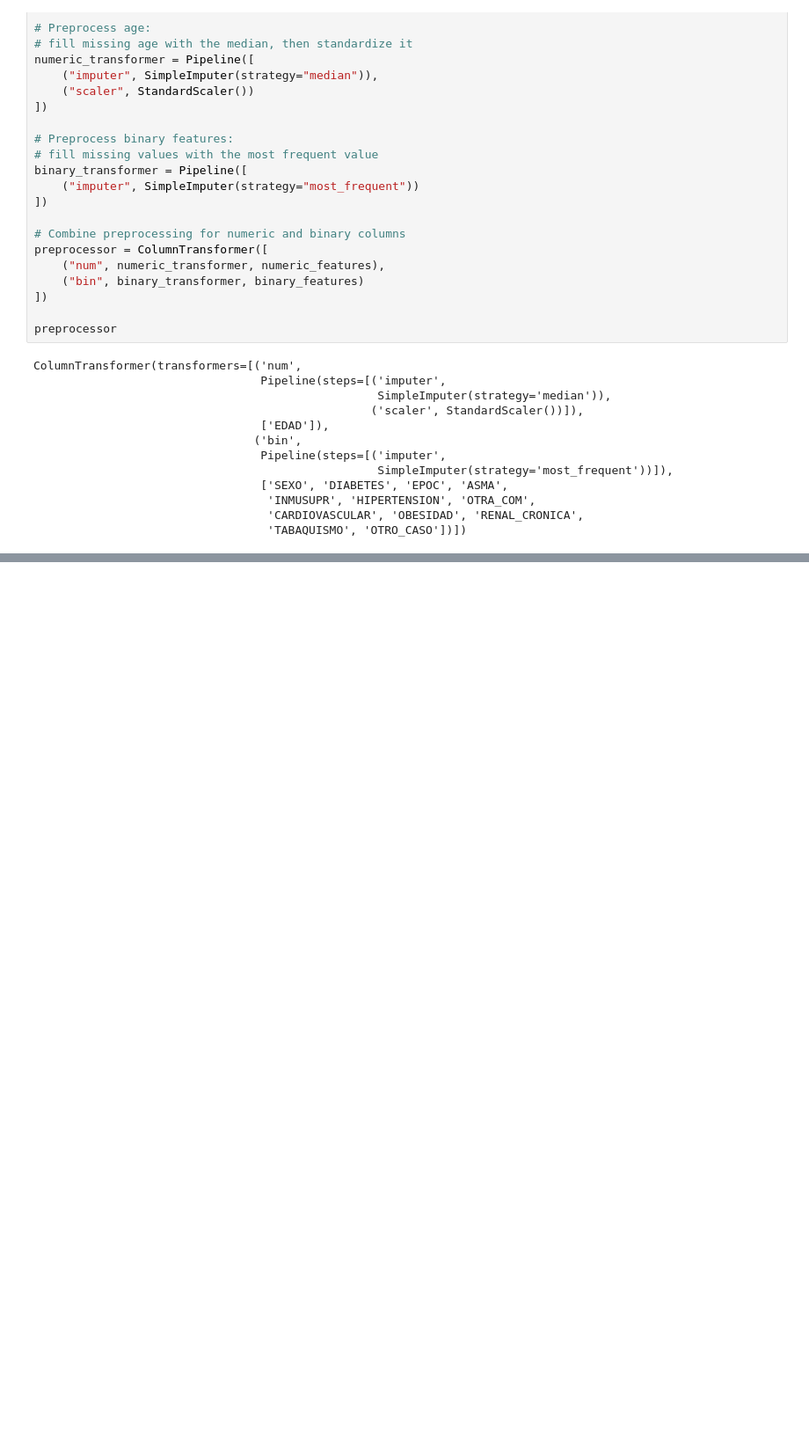
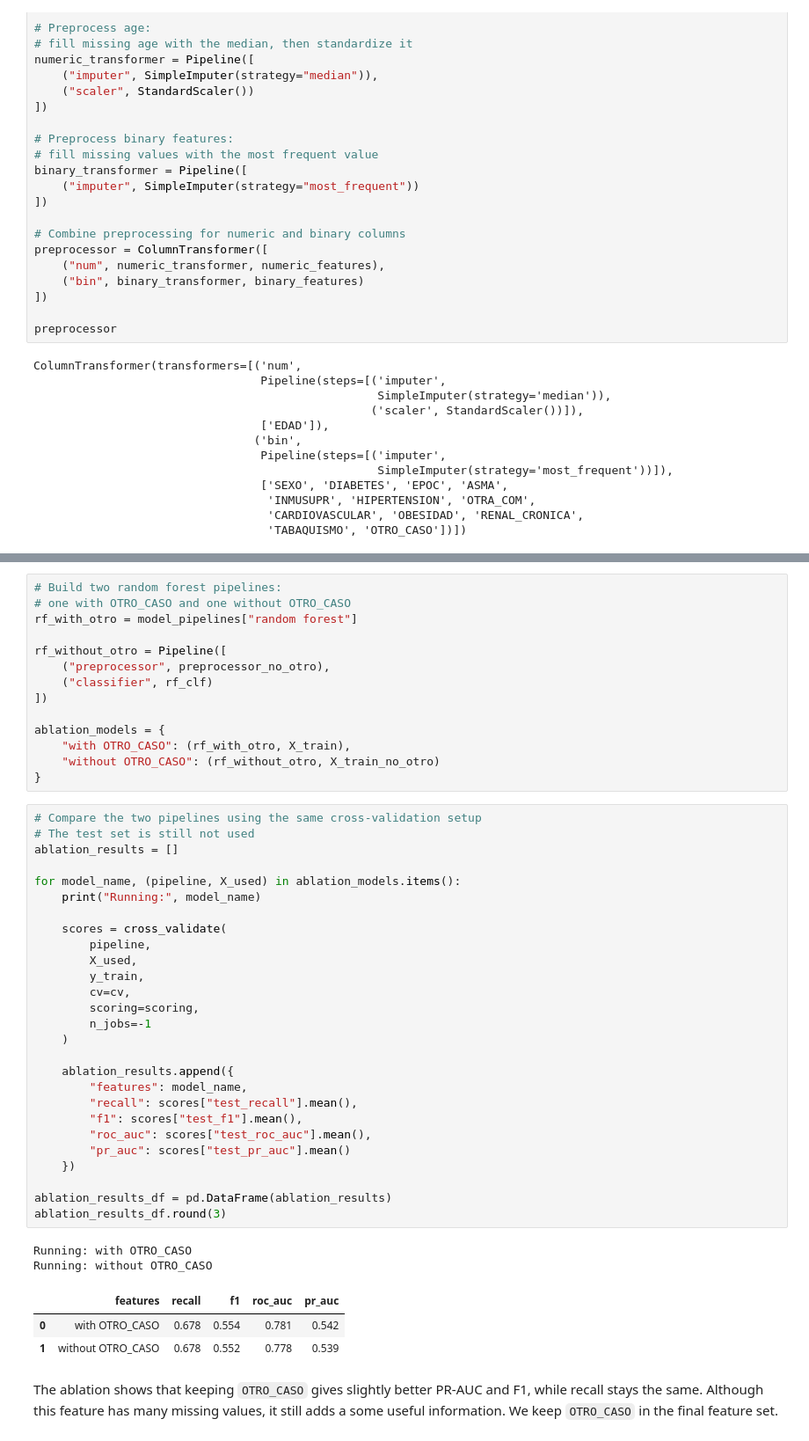
Before and after one commit to DiegoGarces95/Machine_Learning_COVID19, a Jupyter notebook: yuqi_mlproj.ipynb, the cells around one changed output, grey strips where cells are left out. Shown at 88% size. Saved outputs shown, nothing was run; the diff lists cells and outputs as text; blank space fills up the shorter version.

```diff
--- a/yuqi_mlproj.ipynb
+++ b/yuqi_mlproj.ipynb
@@ -740,0 +840,49 @@ Before running the model comparison, I expect random forest to perform well beca
+# %%
+# Build two random forest pipelines:
+# one with OTRO_CASO and one without OTRO_CASO
+rf_with_otro = model_pipelines["random forest"]
+
+rf_without_otro = Pipeline([
+    ("preprocessor", preprocessor_no_otro),
+    ("classifier", rf_clf)
+])
+
+ablation_models = {
+    "with OTRO_CASO": (rf_with_otro, X_train),
+    "without OTRO_CASO": (rf_without_otro, X_train_no_otro)
+}
+# %%
+# Compare the two pipelines using the same cross-validation setup
+# The test set is still not used
+ablation_results = []
+
+for model_name, (pipeline, X_used) in ablation_models.items():
+    print("Running:", model_name)
+
+    scores = cross_validate(
+        pipeline,
+        X_used,
+        y_train,
+        cv=cv,
+        scoring=scoring,
+        n_jobs=-1
+    )
+
+    ablation_results.append({
+        "features": model_name,
+        "recall": scores["test_recall"].mean(),
+        "f1": scores["test_f1"].mean(),
+        "roc_auc": scores["test_roc_auc"].mean(),
+        "pr_auc": scores["test_pr_auc"].mean()
+    })
+
+ablation_results_df = pd.DataFrame(ablation_results)
+ablation_results_df.round(3)
+# %% [output]
+Running: with OTRO_CASO
+Running: without OTRO_CASO
+|  | features | recall | f1 | roc_auc | pr_auc |
+| 0 | with OTRO_CASO | 0.678 | 0.554 | 0.781 | 0.542 |
+| 1 | without OTRO_CASO | 0.678 | 0.552 | 0.778 | 0.539 |
+# %% [markdown]
+The ablation shows that keeping `OTRO_CASO` gives slightly better PR-AUC and F1, while recall stays the same. Although this feature has many missing values, it still adds a some useful information. We keep `OTRO_CASO` in the final feature set.
```
Also changed, not shown: parts of 28 cells of this notebook.
